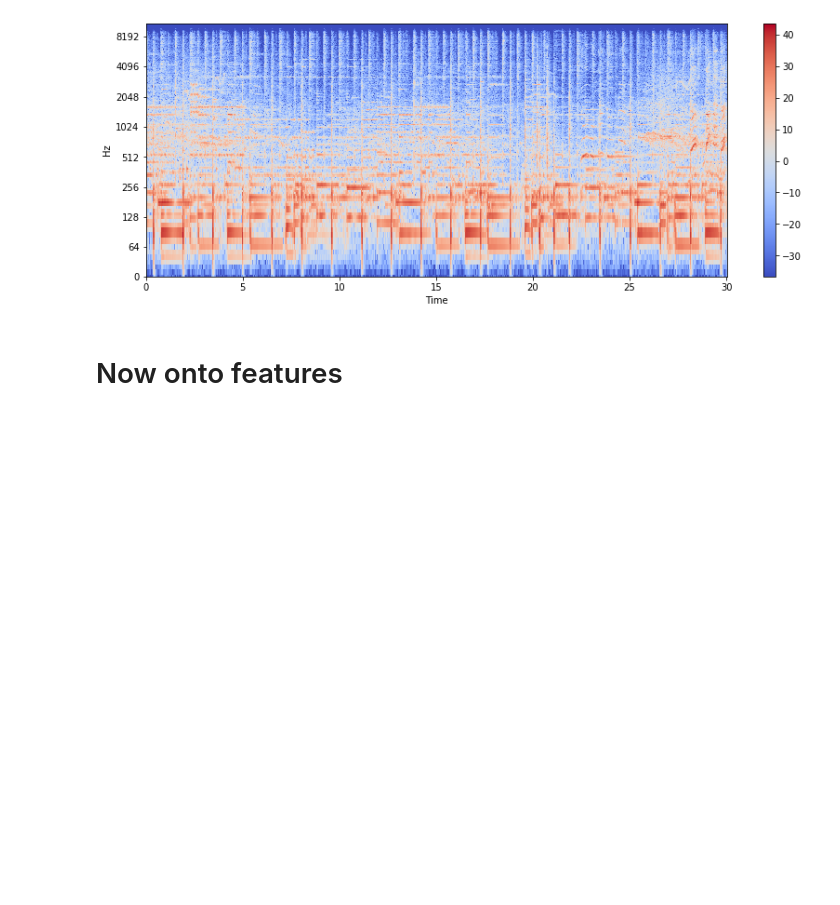
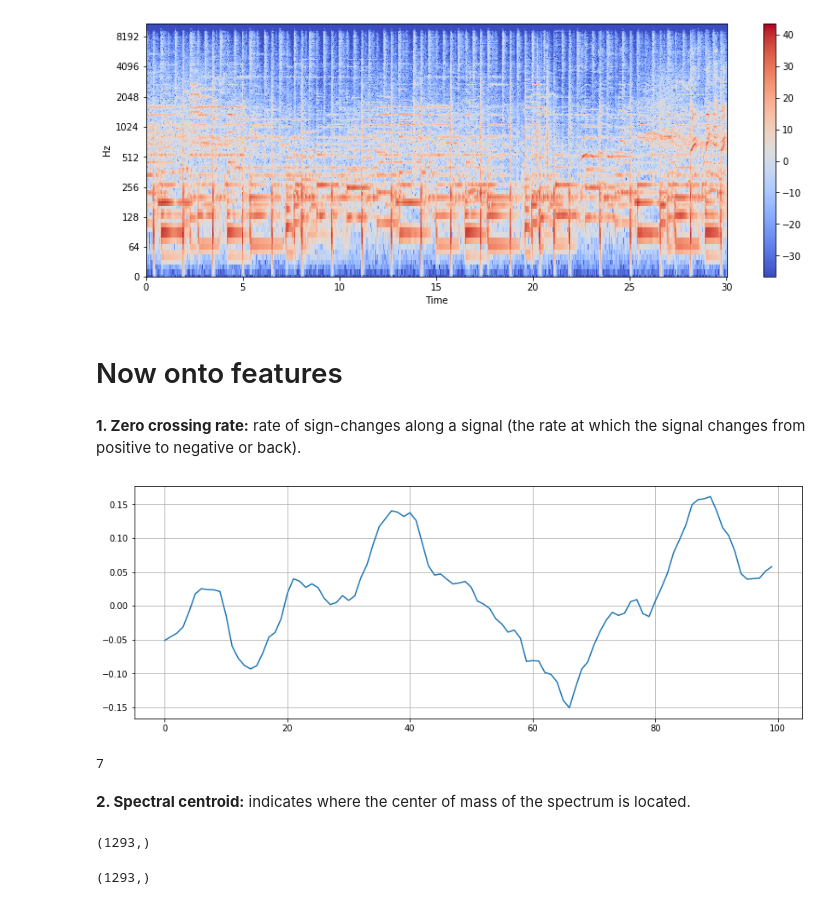
Before and after one commit to maxsanchezdp/final_project_data, a Jupyter notebook: Features_test.ipynb, the cells around one changed output. Drawn from its saved outputs; the diff is of its cells as text; code cells hidden in the pictures; blank space fills up the shorter version.

```diff
--- a/Features_test.ipynb
+++ b/Features_test.ipynb
@@ -71,3 +72,35 @@ plt.colorbar()
 [figure]
 # %% [markdown]
 # Now onto features
+# %% [markdown]
+**1. Zero crossing rate:** rate of sign-changes along a signal (the rate at which the signal changes from positive to negative or back).
+# %%
+#To plot this we will "zoom in" our waveplot:
+n0 = 2300
+n1 = 2400
+plt.figure(figsize=(14, 5))
+plt.plot(x[n0:n1])
+plt.grid()
+# %% [output]
+[figure, added]
+# %%
+#We can see the signal crosses the X axis 7 times. Therefore, the zero_crossings rate for this "zoomed in"
+#signal should also be 7.
+zero_crossings = librosa.zero_crossings(x[n0:n1], pad=False)
+print(sum(zero_crossings))
+# %% [output]
+7
+# %% [markdown]
+**2. Spectral centroid:** indicates where the center of mass of the spectrum is located.
+# %%
+spectral_centroids = librosa.feature.spectral_centroid(x, sr=sr)[0]
+spectral_centroids.shape
+# %% [output]
+(1293,)
+# %%
+# Computing the time variable for visualization
+frames = range(len(spectral_centroids))
+t = librosa.frames_to_time(frames)
+t.shape
+# %% [output]
+(1293,)
```
Also changed, not shown: parts of 15 cells of this notebook.
